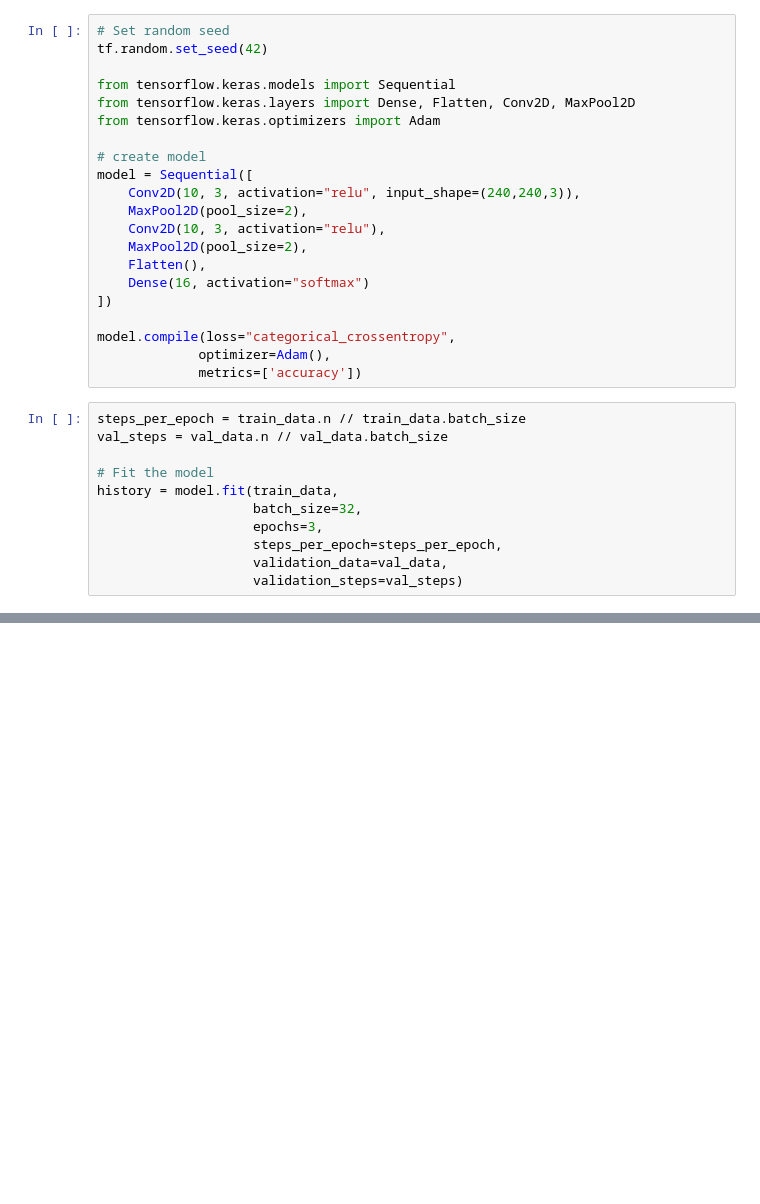
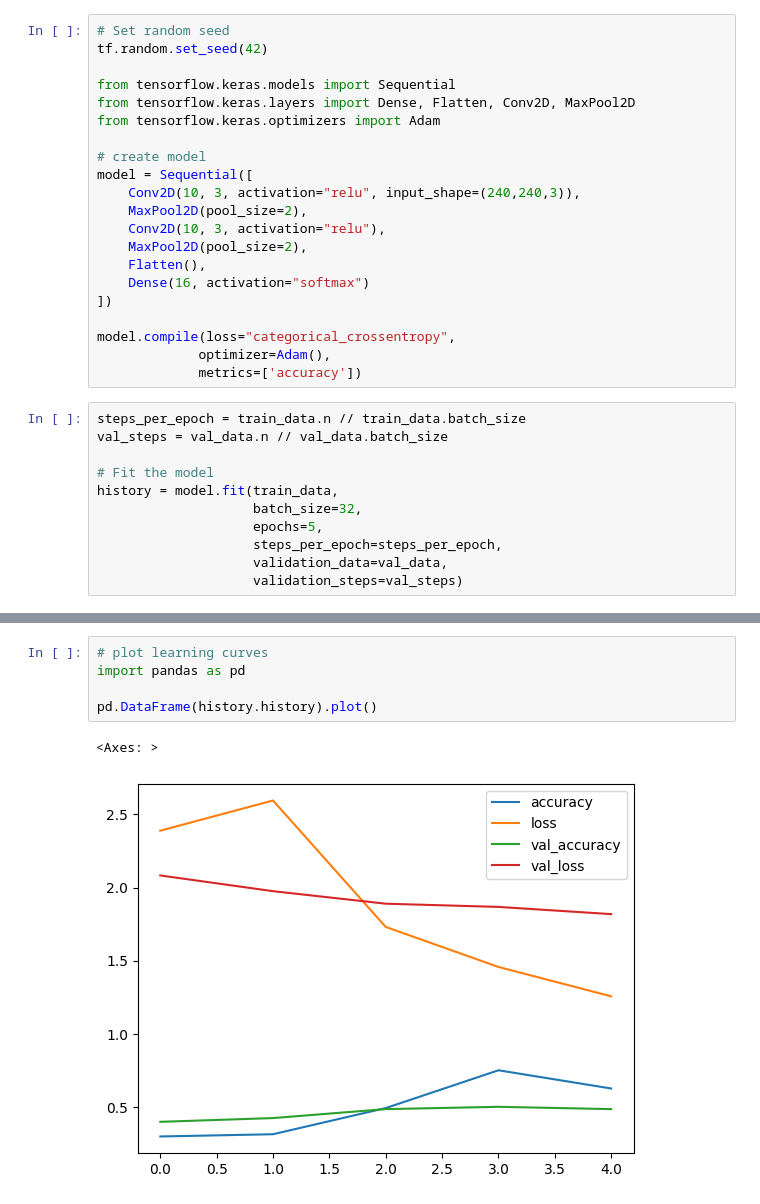
Before and after one commit to apolyeti/sparkfit-backend, a Jupyter notebook: tools/notebooks/multiclassification.ipynb, the cells around one changed output, grey strips where cells are left out. Saved outputs shown, nothing was run; the diff lists cells and outputs as text; blank space fills up the shorter version.

```diff
--- a/tools/notebooks/multiclassification.ipynb
+++ b/tools/notebooks/multiclassification.ipynb
@@ -185,7 +185,7 @@ val_steps = val_data.n // val_data.batch_size
 # Fit the model
 history = model.fit(train_data,
                     batch_size=32,
-                    epochs=3,
+                    epochs=5,
                     steps_per_epoch=steps_per_epoch,
                     validation_data=val_data,
                     validation_steps=val_steps)
@@ -191,0 +219,8 @@ history = model.fit(train_data,
+# %%
+# plot learning curves
+import pandas as pd
+
+pd.DataFrame(history.history).plot()
+# %% [output]
+<Axes: >
+[figure, added]
```
Also changed, not shown: parts of 6 cells of this notebook, 1 other file.
